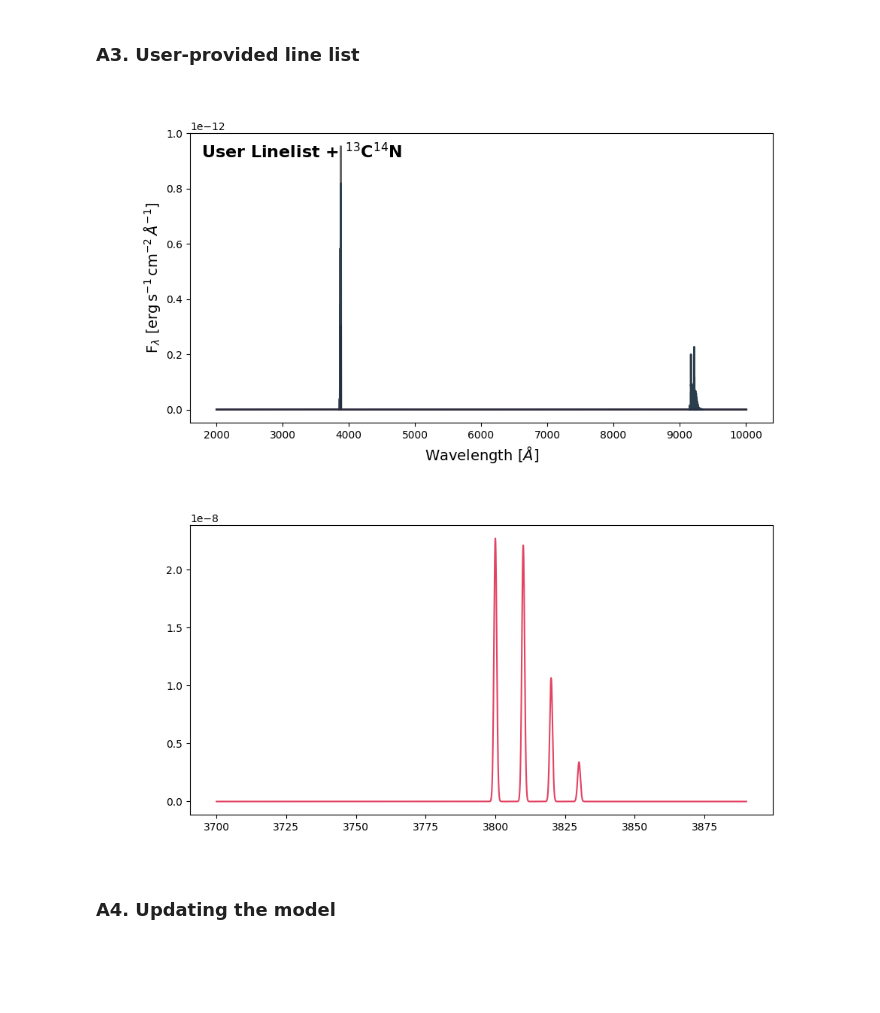
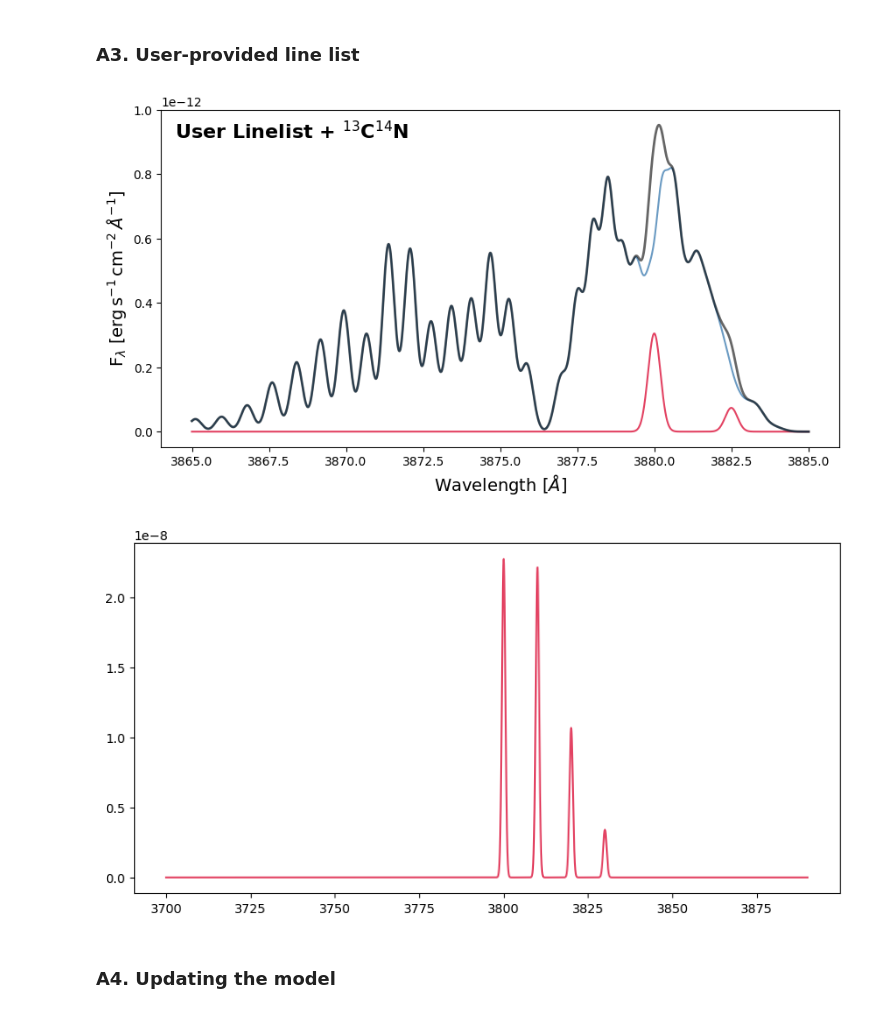
Before and after one commit to baltasarluco/CometSpec, a Jupyter notebook: WorkFlow_Example/Test_getting_started.ipynb, the cells around one changed output. Saved outputs shown, nothing was run; the diff lists cells and outputs as text; code cells hidden in the pictures; blank space fills up the shorter version.

```diff
--- a/WorkFlow_Example/Test_getting_started.ipynb
+++ b/WorkFlow_Example/Test_getting_started.ipynb
@@ -258,36 +265,36 @@ raw_ll = pd.DataFrame({
 # Convert to the normalized schema
 user_ll = from_user_linelist(
     raw_ll,
     lam_col="wave", A_col="A",
     upper_id_col="uid", lower_id_col="lid",
     g_upper_col="gu", g_lower_col="gl",
 )
 
 model_user = FluorescenceModel(
-    model_wave=wave,
+    window=(3865, 3885),
     pumping=irradiance,
     isotopologues=["1Fx", "13C14N"],
     linelists={"1Fx": user_ll},
     logN_by_iso={"1Fx": 12.5, "13C14N": 13.0},
     T=100.0,
     sigma=0.2,
     lsf_method="Gauss",
     include_rotations=True,
     A_min=1e4,
-    logQ=-1,
+    f_col=-1,
 )
 
 plt.figure(figsize=(10, 5))
 plt.text(0.02, 0.97, r"User Linelist + $^{13}$C$^{14}$N", transform=plt.gca().transAxes,
          fontsize=16, fontweight="bold", va="top")
 plt.plot(model_user.model_by_iso["1Fx"][0], model_user.model_by_iso["1Fx"][1], c='crimson', alpha=0.8)
 plt.plot(model_user.model_by_iso["13C14N"][0], model_user.model_by_iso["13C14N"][1], c='steelblue', alpha=0.8)
 plt.plot(model_user.model_wave, model_user.best_model, c='k', alpha=0.6, label="Total", lw=2)
 plt.xlabel(r"Wavelength [$\AA$]", fontsize=14)
 plt.ylabel(r"F$_\lambda$ [$\mathrm{erg}\,\mathrm{s}^{-1}\,\mathrm{cm}^{-2}\,\AA^{-1}$]", fontsize=14)
 plt.show()
 # %% [output]
-[figure, old version]
+[figure, new version]
 # %%
 lines_wave = [3800, 3810, 3820, 3830, 3840]  # wavelengths in Angstroms
 A = [1e4, 2e4, 3e4, 4e4, 5e4]  # Einstein A coefficients
@@ -338,7 +345,7 @@ model_synth = FluorescenceModel(
             sigma=0.5,
             A_min=1e3,
             logN_by_iso={'iso1': 12.0},
-            logQ= 4,
+            f_col= 4,
             T=300.0,
             include_rotations=True
         )
@@ -347,7 +354,7 @@ plt.figure(figsize=(10, 5))
 plt.plot(model_synth.model_wave, model_synth.best_model, c='crimson', alpha=0.8)
 plt.show()
 # %% [output]
-[figure, old version]
+[figure, new version]
 # %% [markdown]
 ### A4. Updating the model
 # %%
```
Also changed, not shown: parts of 24 cells of this notebook, 18 other files.
